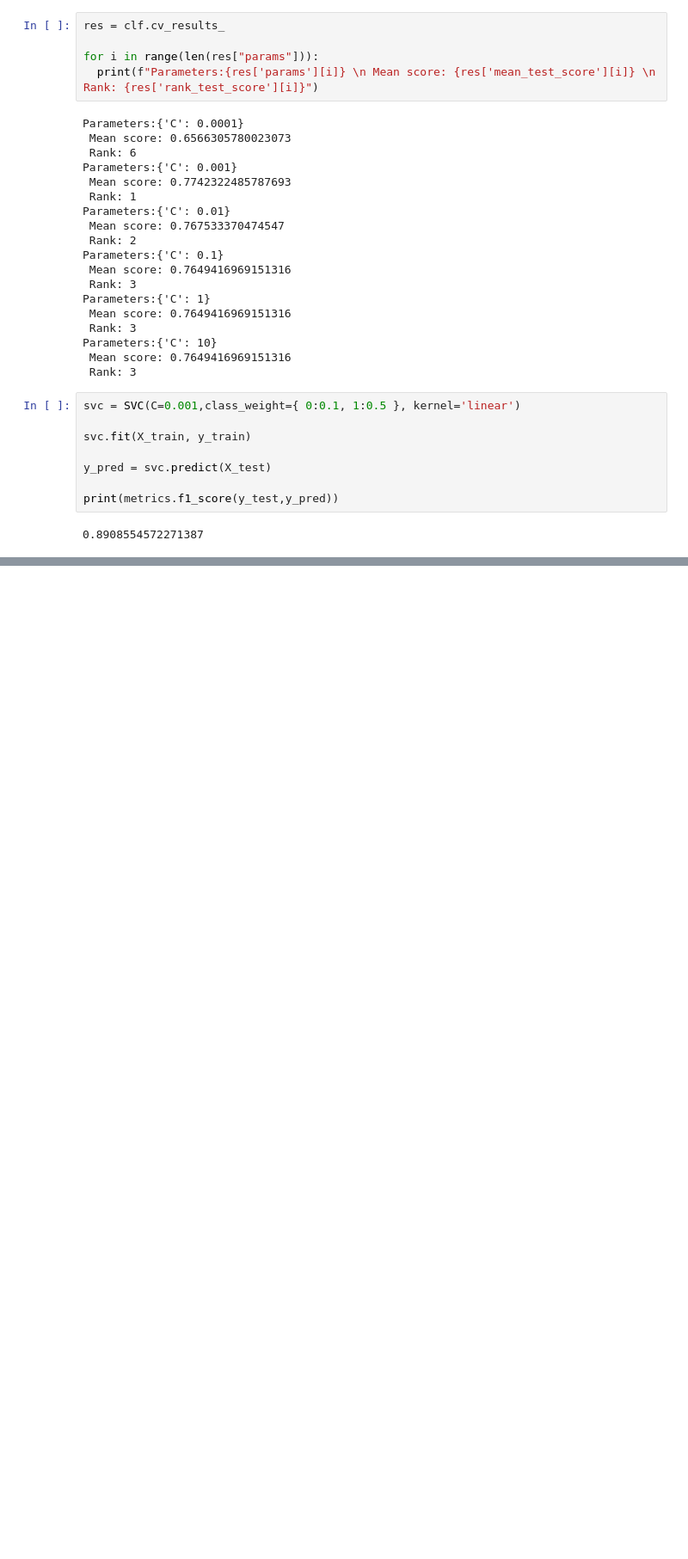
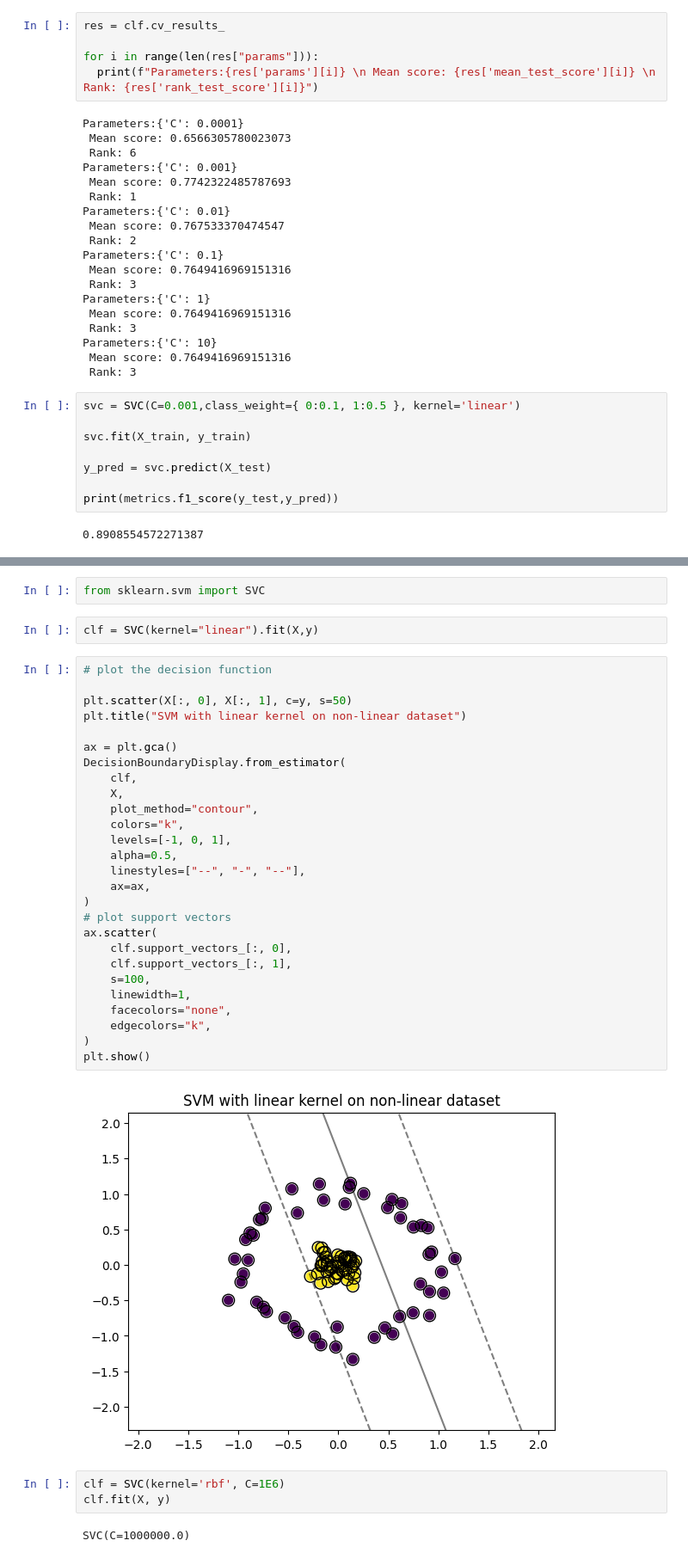
Before and after one commit to piyush1856/machine-learning-algorithms, a Jupyter notebook: 12_support_vector_machine/svm_class_notes.ipynb, the cells around one changed output, grey strips where cells are left out. Shown at 86% size. Drawn from its saved outputs; the diff is of its cells as text; blank space fills up the shorter version.

```diff
--- a/12_support_vector_machine/svm_class_notes.ipynb
+++ b/12_support_vector_machine/svm_class_notes.ipynb
@@ -116,0 +132,38 @@ print(metrics.f1_score(y_test,y_pred))
+# %%
+from sklearn.svm import SVC
+# %%
+clf = SVC(kernel="linear").fit(X,y)
+# %%
+# plot the decision function
+
+plt.scatter(X[:, 0], X[:, 1], c=y, s=50)
+plt.title("SVM with linear kernel on non-linear dataset")
+
+ax = plt.gca()
+DecisionBoundaryDisplay.from_estimator(
+    clf,
+    X,
+    plot_method="contour",
+    colors="k",
+    levels=[-1, 0, 1],
+    alpha=0.5,
+    linestyles=["--", "-", "--"],
+    ax=ax,
+)
+# plot support vectors
+ax.scatter(
+    clf.support_vectors_[:, 0],
+    clf.support_vectors_[:, 1],
+    s=100,
+    linewidth=1,
+    facecolors="none",
+    edgecolors="k",
+)
+plt.show()
+# %% [output]
+[figure, added]
+# %%
+clf = SVC(kernel='rbf', C=1E6)
+clf.fit(X, y)
+# %% [output]
+SVC(C=1000000.0)
```
Also changed, not shown: parts of 3 cells of this notebook.
